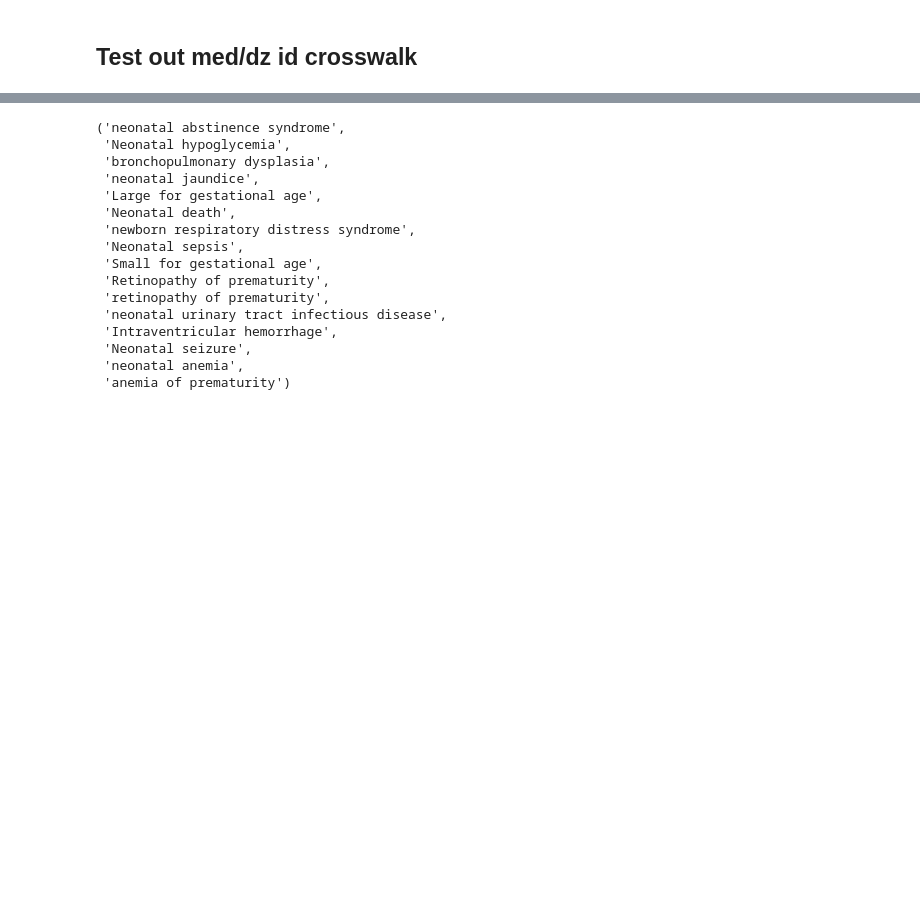
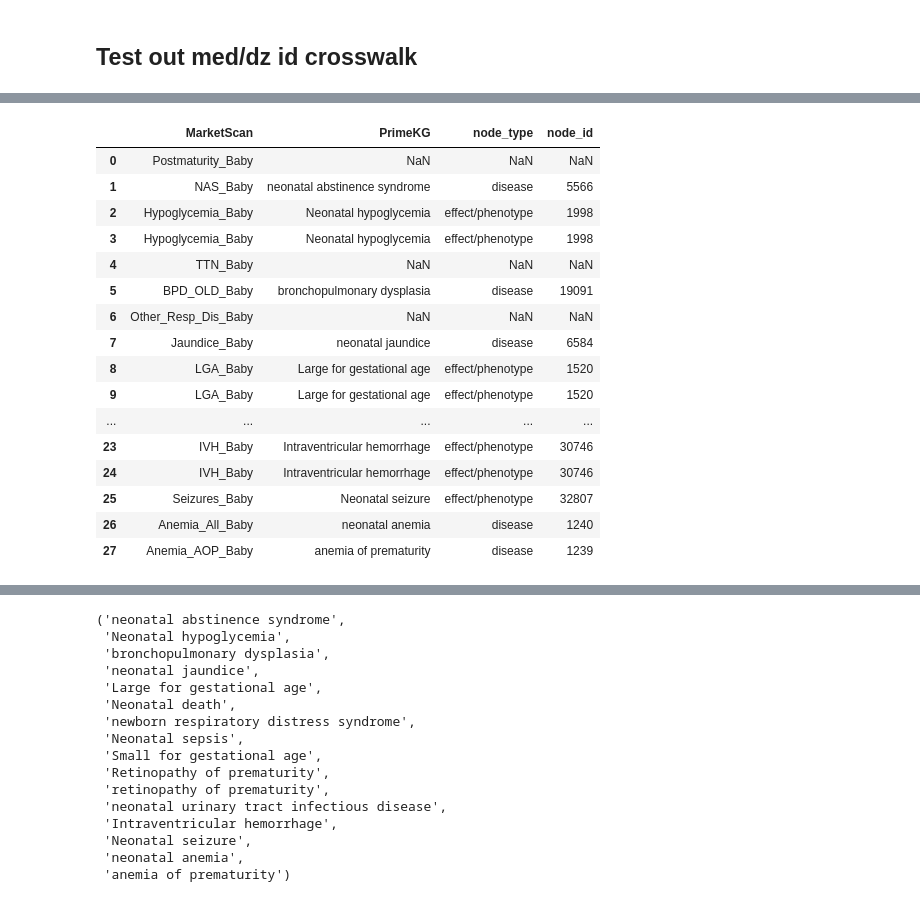
Before and after one commit to yerakim824/PregMedNet, a Jupyter notebook: Interactive_Webapp/Test_Previous_Formulas.ipynb, the cells around one changed output, grey strips where cells are left out. Cells and saved outputs as stored; diff of their text form; code cells hidden in the pictures; blank space fills up the shorter version.

```diff
--- a/Interactive_Webapp/Test_Previous_Formulas.ipynb
+++ b/Interactive_Webapp/Test_Previous_Formulas.ipynb
@@ -630,0 +649,96 @@ med_id_df = pd.read_csv('2024_reference_tables/medication_id_crosswalk.csv').dro
+# %%
+kg = pd.read_csv('2024_reference_tables/kg.csv')
+"""
+Generate the disease id crosswalk
+"""
+kg_dz_x = kg[['x_type','x_id','x_name']].drop_duplicates().rename(columns={'x_type':'node_type','x_id':'node_id','x_name':'node_name'}) ##[kg['x_type']=='disease']
+kg_dz_y = kg[['y_type','y_id','y_name']].drop_duplicates().rename(columns={'y_type':'node_type','y_id':'node_id','y_name':'node_name'}) ##[kg['y_type']=='disease']
+dz_node_df = pd.concat([kg_dz_x,kg_dz_y],axis=0).drop_duplicates().reset_index().drop(columns=['index'])
+dz_node_df
+dz_list = [
+'neonatal abstinence syndrome',
+'Neonatal hypoglycemia',
+'bronchopulmonary dysplasia',
+'neonatal jaundice',
+'Large for gestational age',
+'Neonatal death',
+'newborn respiratory distress syndrome',
+'Neonatal sepsis',
+'Small for gestational age',
+'Retinopathy of prematurity', 'retinopathy of prematurity',
+'neonatal urinary tract infectious disease',
+'Intraventricular hemorrhage',
+'Neonatal seizure',
+'neonatal anemia',
+'anemia of prematurity'
+]
+marketscan_names = ['Postmaturity_Baby',
+ 'NAS_Baby',
+ 'Hypoglycemia_Baby',
+ 'TTN_Baby',
+ 'BPD_OLD_Baby',
+ 'Other_Resp_Dis_Baby',
+ 'Jaundice_Baby',
+ 'LGA_Baby',
+ 'Neonatal_Death_Baby',
+ 'RDS_Baby',
+ 'Pneumonia_Baby',
+ 'Sepsis_Baby',
+ 'SGA_Baby',
+ 'ROP_Baby',
+ 'Arrhythmia_Baby',
+ 'UTI_Baby',
+ 'IVH_Baby',
+ 'Seizures_Baby',
+ 'Anemia_All_Baby',
+ 'Anemia_AOP_Baby']
+
+kg_names = [
+np.nan,
+'neonatal abstinence syndrome',
+'Neonatal hypoglycemia',
+np.nan,
+'bronchopulmonary dysplasia',
+np.nan,
+'neonatal jaundice',
+'Large for gestational age',
+'Neonatal death',
+'newborn respiratory distress syndrome',
+np.nan,
+'Neonatal sepsis',
+'Small for gestational age',
+['Retinopathy of prematurity', 'retinopathy of prematurity'],
+np.nan,
+'neonatal urinary tract infectious disease',
+'Intraventricular hemorrhage',
+'Neonatal seizure',
+'neonatal anemia',
+'anemia of prematurity'
+]
+
+data ={'MarketScan':marketscan_names,'PrimeKG':kg_names}
+dz_name_df = pd.DataFrame(data)
+dz_name_df
+dz_name_df = dz_name_df.explode('PrimeKG').reset_index().drop(columns=['index'])
+
+dz_node_df = dz_node_df.rename(columns={'node_name':'PrimeKG'})
+dz_name_id_df = pd.merge(dz_name_df,dz_node_df,on='PrimeKG',how='left')
+dz_name_id_df
+# %% [output]
+|  | MarketScan | PrimeKG | node_type | node_id |
+| 0 | Postmaturity_Baby | NaN | NaN | NaN |
+| 1 | NAS_Baby | neonatal abstinence syndrome | disease | 5566 |
+| 2 | Hypoglycemia_Baby | Neonatal hypoglycemia | effect/phenotype | 1998 |
+| 3 | Hypoglycemia_Baby | Neonatal hypoglycemia | effect/phenotype | 1998 |
+| 4 | TTN_Baby | NaN | NaN | NaN |
+| 5 | BPD_OLD_Baby | bronchopulmonary dysplasia | disease | 19091 |
+| 6 | Other_Resp_Dis_Baby | NaN | NaN | NaN |
+| 7 | Jaundice_Baby | neonatal jaundice | disease | 6584 |
+| 8 | LGA_Baby | Large for gestational age | effect/phenotype | 1520 |
+| 9 | LGA_Baby | Large for gestational age | effect/phenotype | 1520 |
+| ... | ... | ... | ... | ... |
+| 23 | IVH_Baby | Intraventricular hemorrhage | effect/phenotype | 30746 |
+| 24 | IVH_Baby | Intraventricular hemorrhage | effect/phenotype | 30746 |
+| 25 | Seizures_Baby | Neonatal seizure | effect/phenotype | 32807 |
+| 26 | Anemia_All_Baby | neonatal anemia | disease | 1240 |
+| 27 | Anemia_AOP_Baby | anemia of prematurity | disease | 1239 |
```
Also changed, not shown: parts of 14 cells of this notebook, 2 other files.
